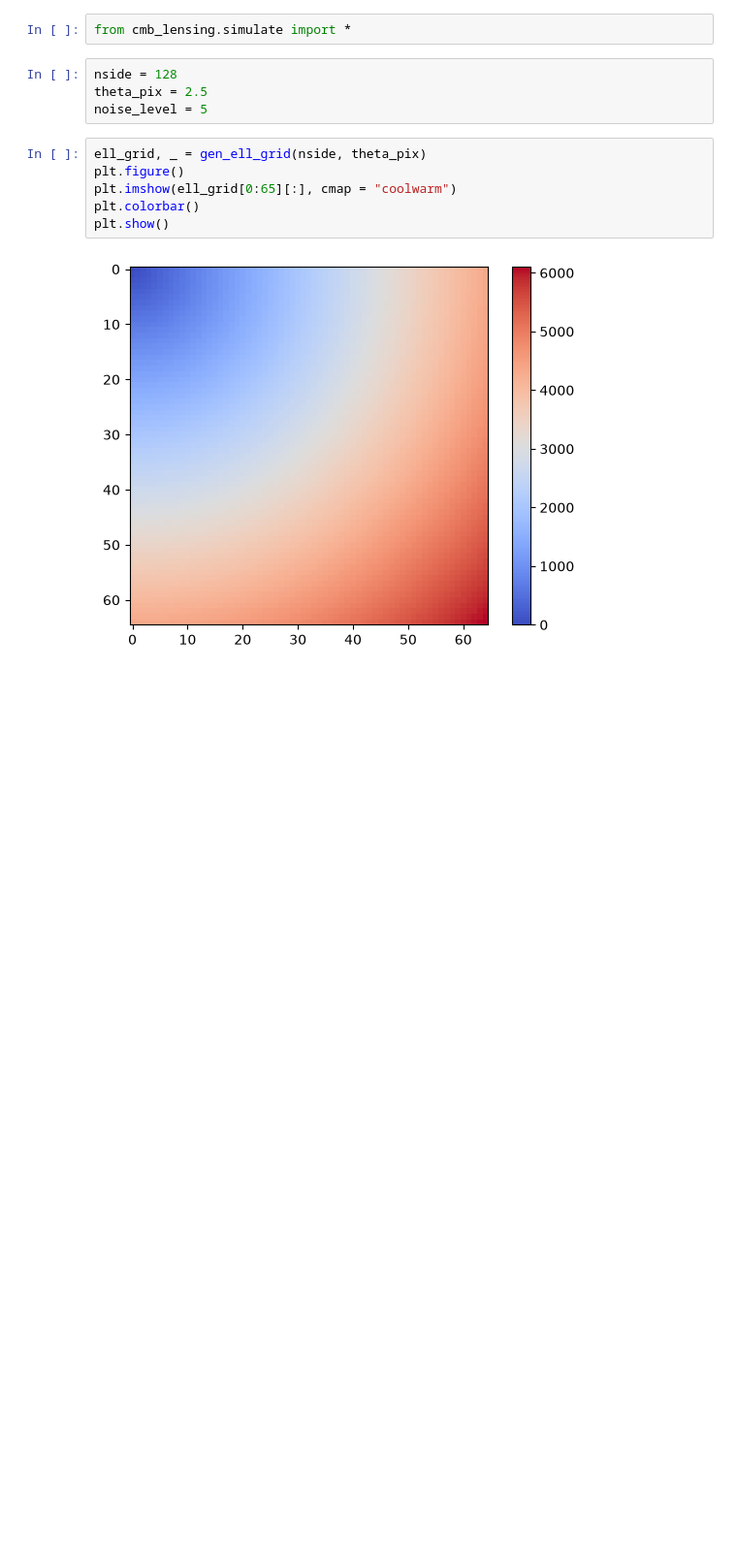
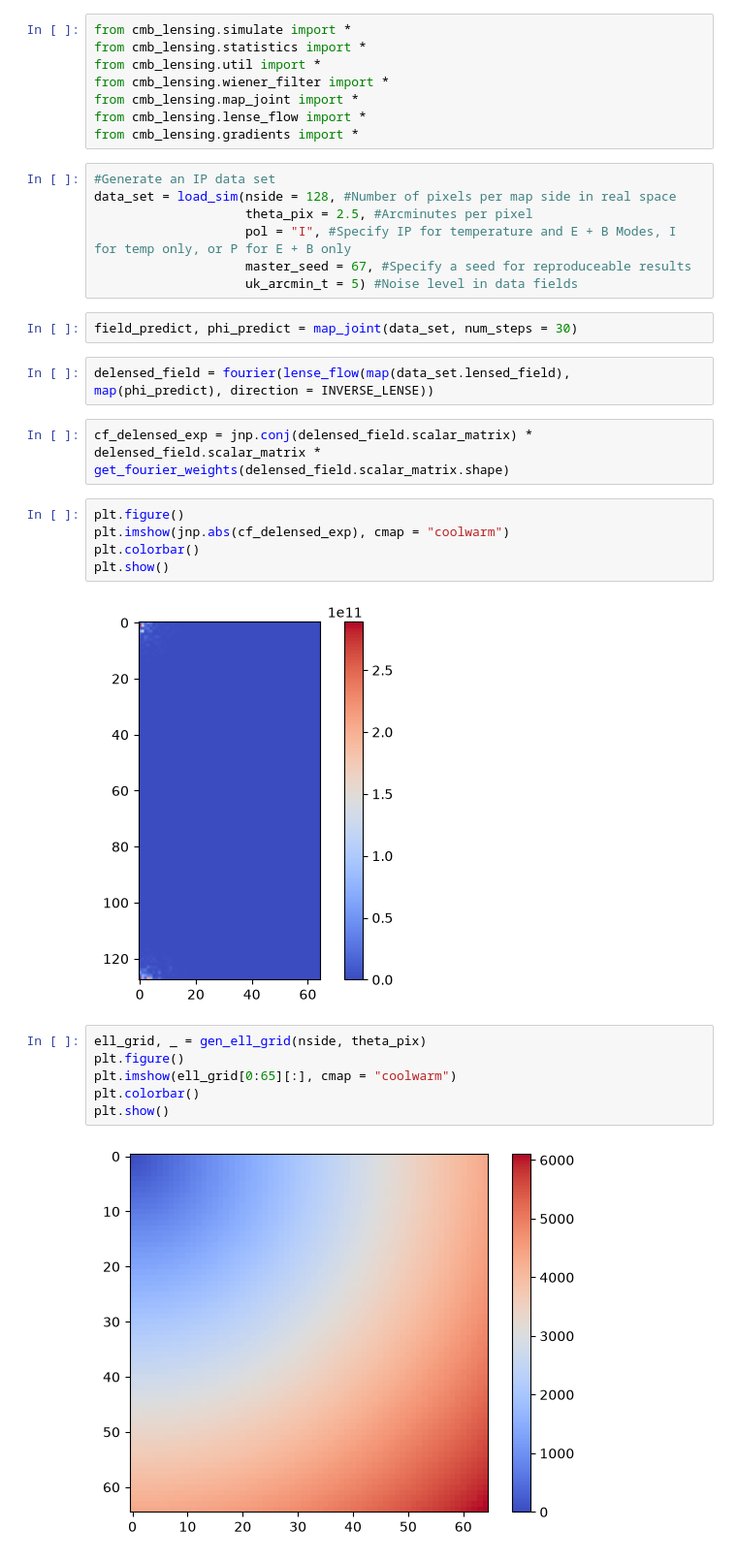
Before and after one commit to zaneblood1/CMBLensing.py, a Jupyter notebook: docs/generate_cls_for_fisher.ipynb, the cells around one changed output. Shown at 97% size. Cells and saved outputs as stored; diff of their text form; blank space fills up the shorter version.

Commit message:
generate empirically measured delensed covariance matrix

```diff
--- a/docs/generate_cls_for_fisher.ipynb
+++ b/docs/generate_cls_for_fisher.ipynb
@@ -1,9 +1,31 @@
 # %%
 from cmb_lensing.simulate import *
+from cmb_lensing.statistics import *
+from cmb_lensing.util import *
+from cmb_lensing.wiener_filter import *
+from cmb_lensing.map_joint import *
+from cmb_lensing.lense_flow import *
+from cmb_lensing.gradients import *
+# %%
+#Generate an IP data set
+data_set = load_sim(nside = 128, #Number of pixels per map side in real space
+                    theta_pix = 2.5, #Arcminutes per pixel
+                    pol = "I", #Specify IP for temperature and E + B Modes, I for temp only, or P for E + B only
+                    master_seed = 67, #Specify a seed for reproduceable results
+                    uk_arcmin_t = 5) #Noise level in data fields
 # %%
-nside = 128
-theta_pix = 2.5
-noise_level = 5
+field_predict, phi_predict = map_joint(data_set, num_steps = 30)
+# %%
+delensed_field = fourier(lense_flow(map(data_set.lensed_field), map(phi_predict), direction = INVERSE_LENSE))
+# %%
+cf_delensed_exp = jnp.conj(delensed_field.scalar_matrix) * delensed_field.scalar_matrix * get_fourier_weights(delensed_field.scalar_matrix.shape)
+# %%
+plt.figure()
+plt.imshow(jnp.abs(cf_delensed_exp), cmap = "coolwarm")
+plt.colorbar()
+plt.show()
+# %% [output]
+[figure, added]
 # %%
 ell_grid, _ = gen_ell_grid(nside, theta_pix)
 plt.figure()
```
Also changed, not shown: 20 other files.
